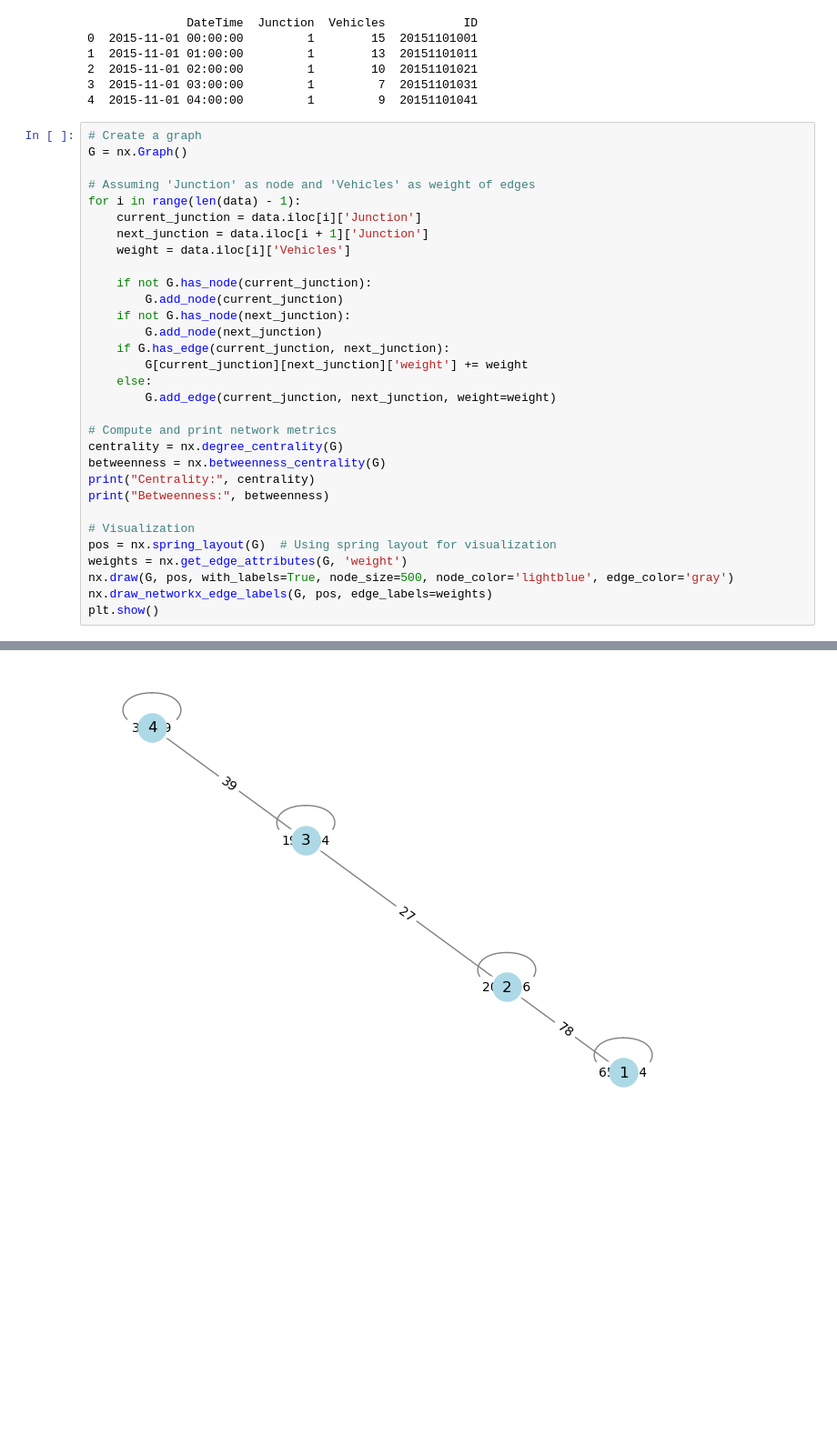
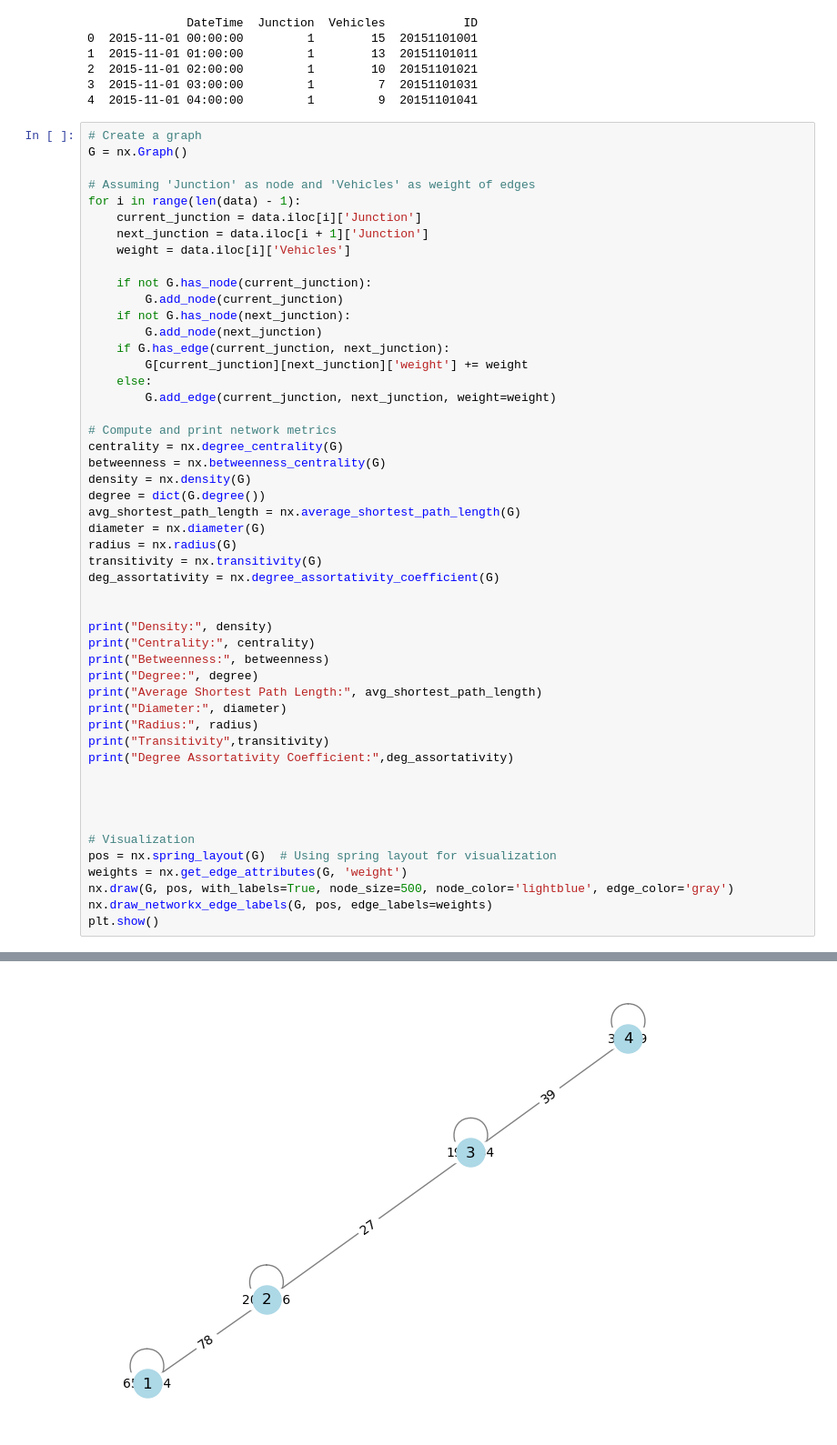
Before and after one commit to NolanPenoyer/DSAN6400, a Jupyter notebook: Project_Code.ipynb, the cells around one changed output, grey strips where cells are left out. Shown: that part at 91% size. Saved outputs shown, nothing was run; the diff lists cells and outputs as text; blank space fills up the shorter version.

```diff
--- a/Project_Code.ipynb
+++ b/Project_Code.ipynb
@@ -57,8 +57,27 @@ for i in range(len(data) - 1):
 # Compute and print network metrics
 centrality = nx.degree_centrality(G)
 betweenness = nx.betweenness_centrality(G)
+density = nx.density(G)
+degree = dict(G.degree())
+avg_shortest_path_length = nx.average_shortest_path_length(G)
+diameter = nx.diameter(G)
+radius = nx.radius(G)
+transitivity = nx.transitivity(G)
+deg_assortativity = nx.degree_assortativity_coefficient(G)
+
+
+print("Density:", density)
 print("Centrality:", centrality)
 print("Betweenness:", betweenness)
+print("Degree:", degree)
+print("Average Shortest Path Length:", avg_shortest_path_length)
+print("Diameter:", diameter)
+print("Radius:", radius)
+print("Transitivity",transitivity)
+print("Degree Assortativity Coefficient:",deg_assortativity)
+
+
+
 
 # Visualization
 pos = nx.spring_layout(G)  # Using spring layout for visualization
@@ -72,4 +98,4 @@ Betweenness: {1: 0.0, 2: 0.6666666666666666, 3: 0.6666666666666666, 4: 0.0}
-[figure, old version]
+[figure, new version]
 # %%
 import networkx as nx
 import matplotlib.pyplot as plt
```
Also changed, not shown: parts of 6 cells of this notebook.
